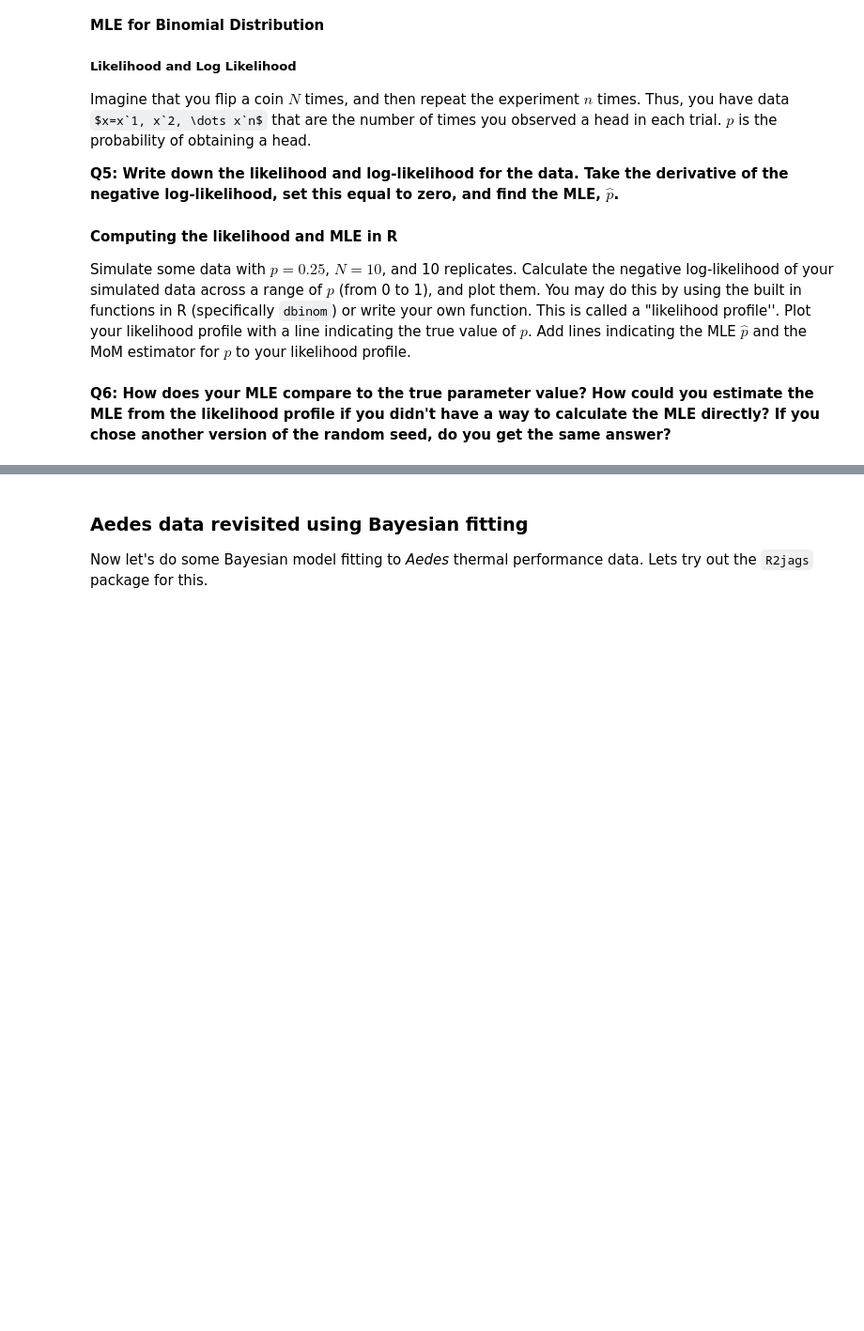
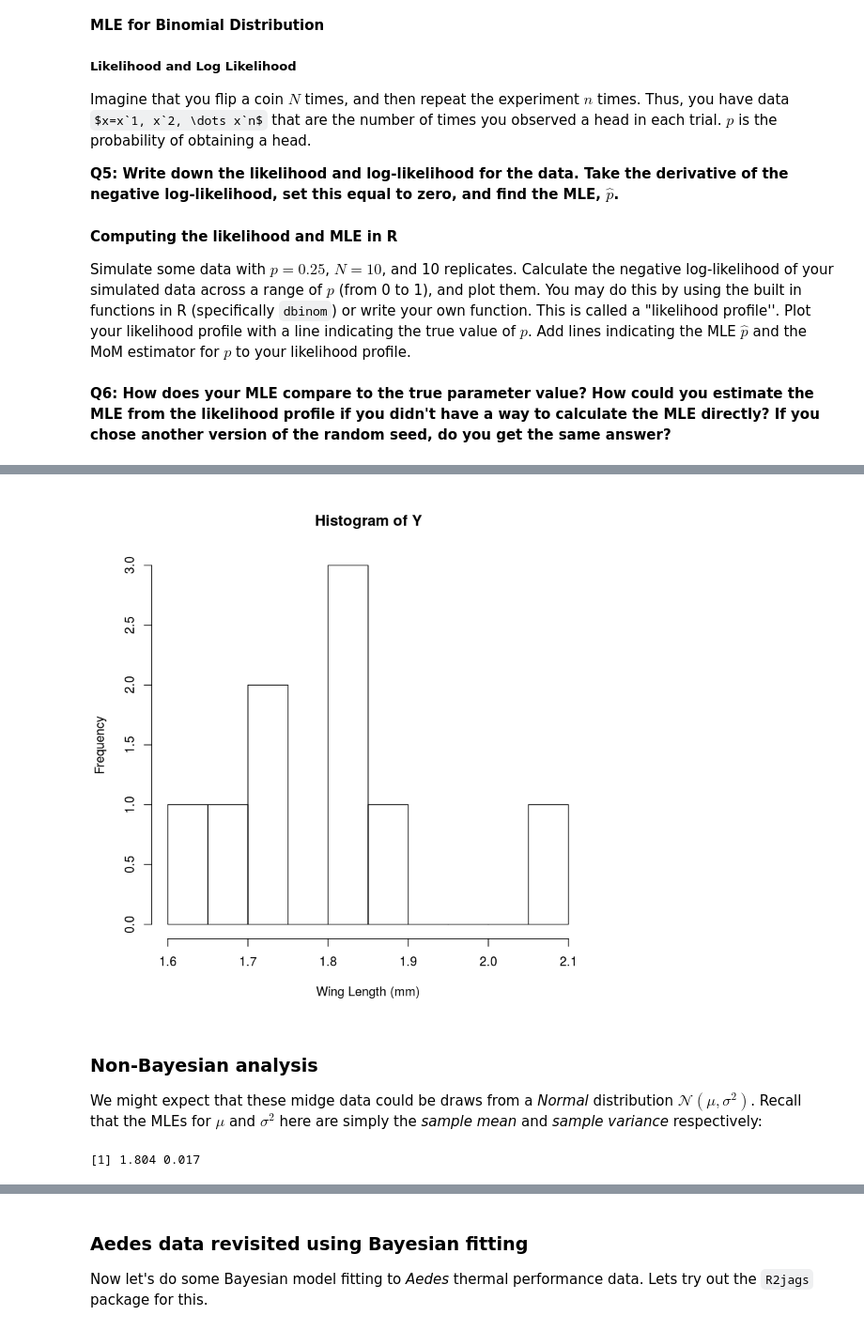
Before and after one commit to vectorbite/VBiTraining2, a Jupyter notebook: notebooks/ModelFitting.ipynb, the cells around one changed output, grey strips where cells are left out. Shown at 94% size. Saved outputs shown, nothing was run; the diff lists cells and outputs as text; code cells hidden in the pictures; some formulas as TeX source; blank space fills up the shorter version.

```diff
--- a/notebooks/ModelFitting.ipynb
+++ b/notebooks/ModelFitting.ipynb
@@ -1031,0 +947,18 @@ plot(samp)
+# %%
+WL.data <- read.csv("../data/MidgeWingLength.csv")
+Y <- WL.data$WingLength
+n <- length(Y)
+
+hist(Y,breaks=10,xlab="Wing Length (mm)")
+# %% [output]
+[figure, added]
+# %% [markdown]
+### Non-Bayesian analysis
+
+We might expect that these midge data could be draws from a _Normal_ distribution $\mathcal{N}(\mu, \sigma^2)$. Recall that the MLEs for $\mu$ and $\sigma^2$ here are simply the _sample mean_ and _sample variance_ respectively:
+# %%
+m<-sum(Y)/n
+s2<-sum((Y-m)^2)/(n-1)
+round(c(m, s2), 3)
+# %% [output]
+[1] 1.804 0.017
```
Also changed, not shown: parts of 80 cells of this notebook, 1 other file.
